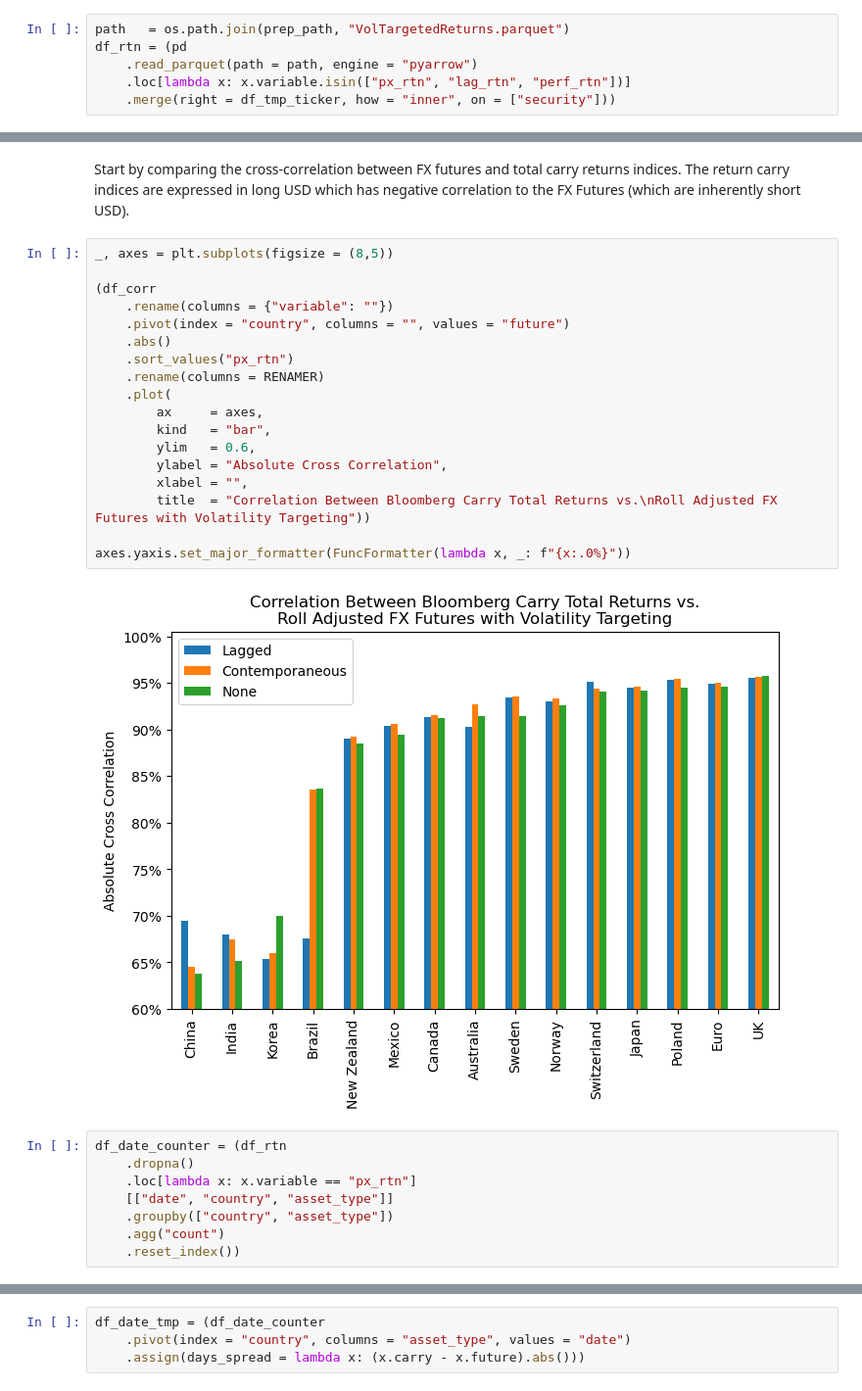
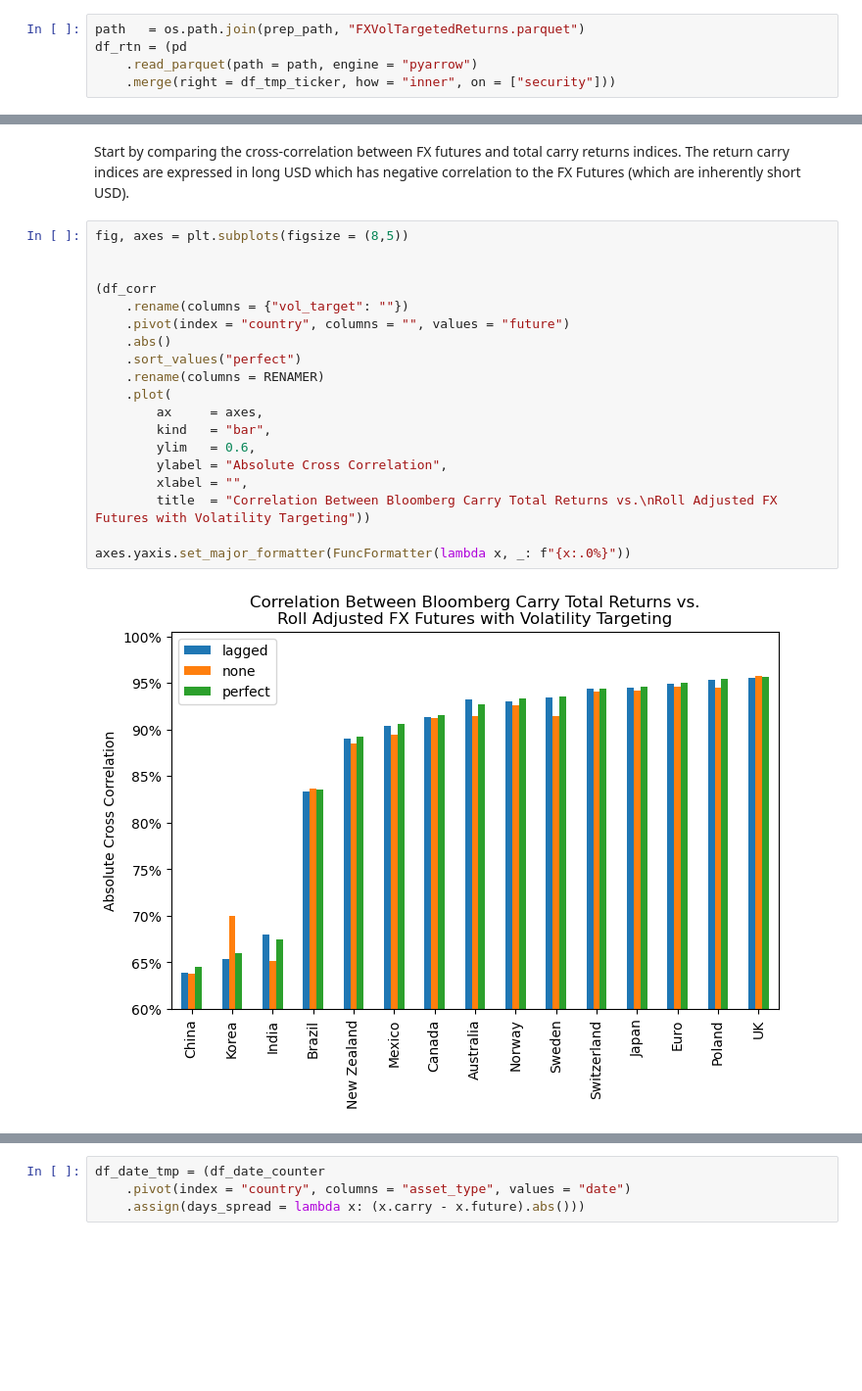
Before and after one commit to diegodalvarez/FXEquitySpillover, a Jupyter notebook: notebook/0DataComparison.ipynb, the cells around one changed output, grey strips where cells are left out. Shown at 98% size. Drawn from its saved outputs; the diff is of its cells as text; blank space fills up the shorter version.

```diff
--- a/notebook/0DataComparison.ipynb
+++ b/notebook/0DataComparison.ipynb
@@ -48,10 +48,9 @@ df_tmp_ticker = (df_ticker
     [["ticker", "country", "asset_type"]]
     .rename(columns = {"ticker": "security"}))
 # %%
-path   = os.path.join(prep_path, "VolTargetedReturns.parquet")
+path   = os.path.join(prep_path, "FXVolTargetedReturns.parquet")
 df_rtn = (pd
     .read_parquet(path = path, engine = "pyarrow")
-    .loc[lambda x: x.variable.isin(["px_rtn", "lag_rtn", "perf_rtn"])]
     .merge(right = df_tmp_ticker, how = "inner", on = ["security"]))
 # %% [markdown]
 # Examining the Data's history
@@ -210,30 +209,23 @@ df_corr = (df_rtn
 # %% [markdown]
 Start by comparing the cross-correlation between FX futures and total carry returns indices. The return carry indices are expressed in long USD which has negative correlation to the FX Futures (which are inherently short USD).
-# %%
-_, axes = plt.subplots(figsize = (8,5))
-
-(df_corr
-    .rename(columns = {"variable": ""})
-    .pivot(index = "country", columns = "", values = "future")
-    .abs()
-    .sort_values("px_rtn")
-    .rename(columns = RENAMER)
-    .plot(
-        ax     = axes,
-        kind   = "bar",
-        ylim   = 0.6,
-        ylabel = "Absolute Cross Correlation",
-        xlabel = "",
-        title  = "Correlation Between Bloomberg Carry Total Returns vs.\nRoll Adjusted FX Futures with Volatility Targeting"))
-
-axes.yaxis.set_major_formatter(FuncFormatter(lambda x, _: f"{x:.0%}"))
-# %% [output]
-[figure, removed]
-# %%
-df_date_counter = (df_rtn
-    .dropna()
-    .loc[lambda x: x.variable == "px_rtn"]
-    [["date", "country", "asset_type"]]
-    .groupby(["country", "asset_type"])
-    .agg("count")
-    .reset_index())
+# %%
+fig, axes = plt.subplots(figsize = (8,5))
+
+
+(df_corr
+    .rename(columns = {"vol_target": ""})
+    .pivot(index = "country", columns = "", values = "future")
+    .abs()
+    .sort_values("perfect")
+    .rename(columns = RENAMER)
+    .plot(
+        ax     = axes,
+        kind   = "bar",
+        ylim   = 0.6,
+        ylabel = "Absolute Cross Correlation",
+        xlabel = "",
+        title  = "Correlation Between Bloomberg Carry Total Returns vs.\nRoll Adjusted FX Futures with Volatility Targeting"))
+
+axes.yaxis.set_major_formatter(FuncFormatter(lambda x, _: f"{x:.0%}"))
+# %% [output]
+[figure, added]
```
Also changed, not shown: parts of 14 cells of this notebook, 11 other files.
